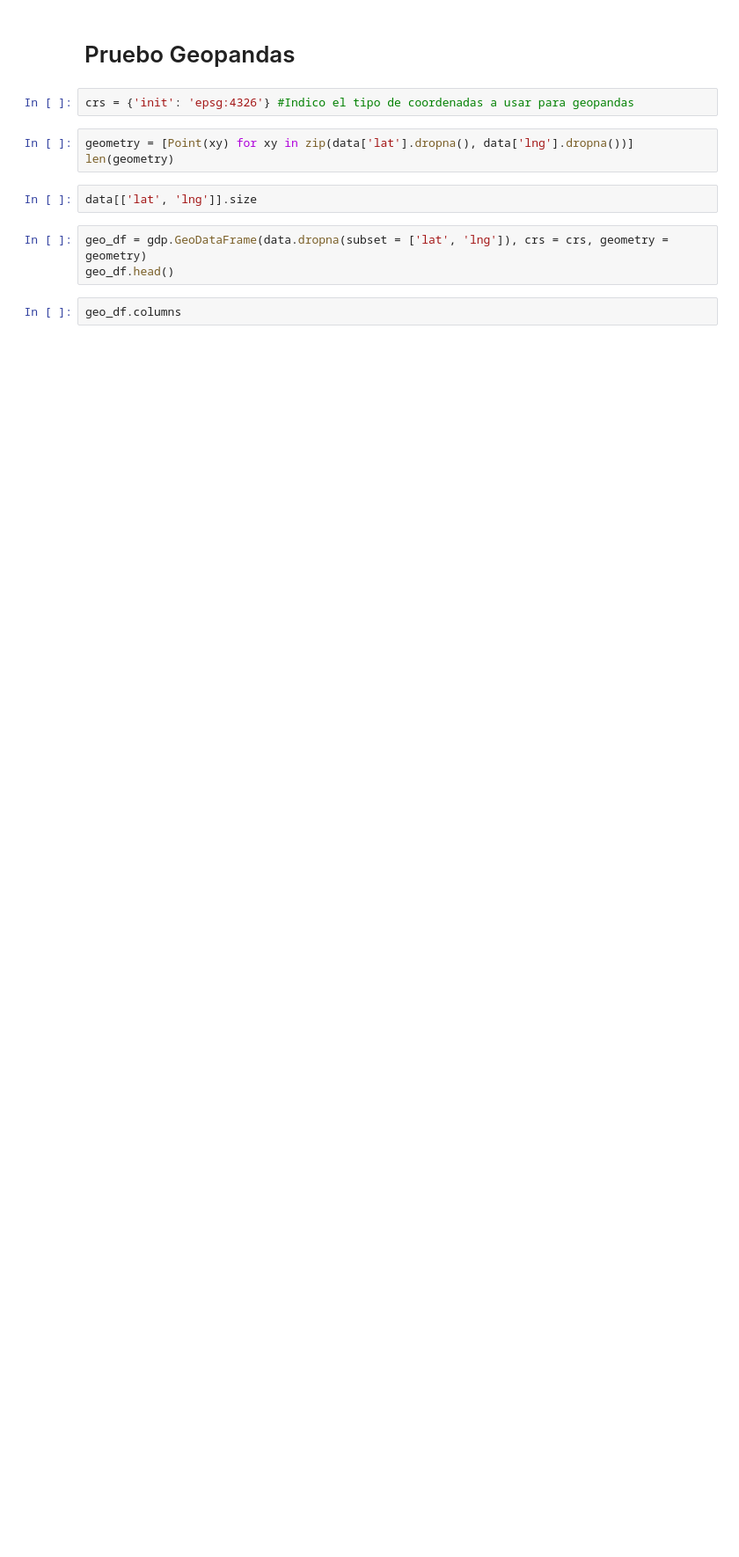
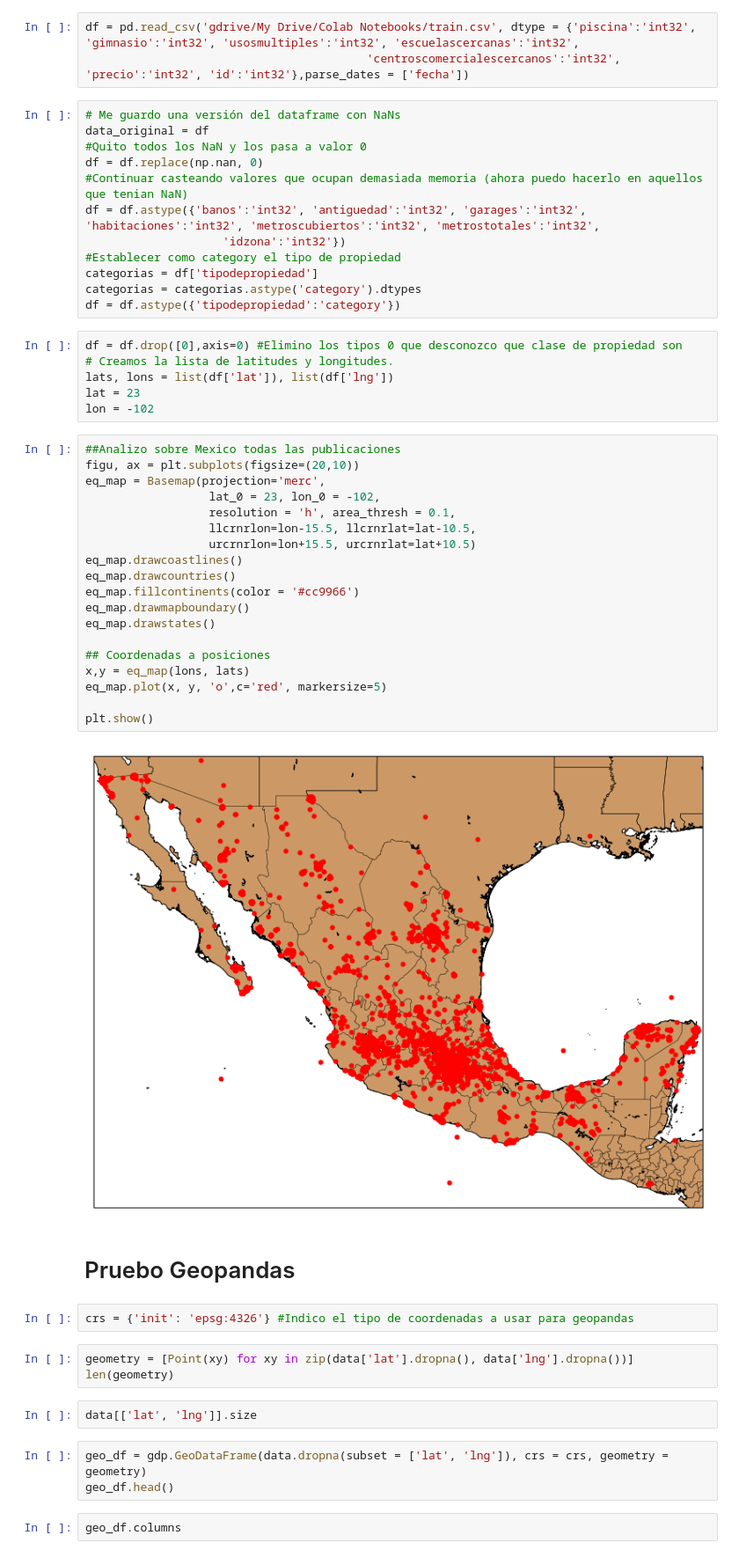
Before and after one commit to luctiz/Grupo43-TP1, a Jupyter notebook: Pruebas_Maps.ipynb, the cells around one changed output. Shown: that part at 88% size. Saved outputs shown, nothing was run; the diff lists cells and outputs as text; blank space fills up the shorter version.

```diff
--- a/Pruebas_Maps.ipynb
+++ b/Pruebas_Maps.ipynb
@@ -26,3 +42,45 @@ data.lng.nunique()
+# %%
+df = pd.read_csv('gdrive/My Drive/Colab Notebooks/train.csv', dtype = {'piscina':'int32', 'gimnasio':'int32', 'usosmultiples':'int32', 'escuelascercanas':'int32',
+                                         'centroscomercialescercanos':'int32', 'precio':'int32', 'id':'int32'},parse_dates = ['fecha'])
+# %%
+# Me guardo una versión del dataframe con NaNs
+data_original = df
+#Quito todos los NaN y los pasa a valor 0
+df = df.replace(np.nan, 0)
+#Continuar casteando valores que ocupan demasiada memoria (ahora puedo hacerlo en aquellos que tenian NaN)
+df = df.astype({'banos':'int32', 'antiguedad':'int32', 'garages':'int32', 'habitaciones':'int32', 'metroscubiertos':'int32', 'metrostotales':'int32',
+                    'idzona':'int32'})
+#Establecer como category el tipo de propiedad
+categorias = df['tipodepropiedad']
+categorias = categorias.astype('category').dtypes
+df = df.astype({'tipodepropiedad':'category'})
+# %%
+df = df.drop([0],axis=0) #Elimino los tipos 0 que desconozco que clase de propiedad son
+# Creamos la lista de latitudes y longitudes.
+lats, lons = list(df['lat']), list(df['lng'])
+lat = 23
+lon = -102
+# %%
+##Analizo sobre Mexico todas las publicaciones
+figu, ax = plt.subplots(figsize=(20,10))
+eq_map = Basemap(projection='merc',
+                  lat_0 = 23, lon_0 = -102,
+                  resolution = 'h', area_thresh = 0.1,
+                  llcrnrlon=lon-15.5, llcrnrlat=lat-10.5,
+                  urcrnrlon=lon+15.5, urcrnrlat=lat+10.5)
+eq_map.drawcoastlines()
+eq_map.drawcountries()
+eq_map.fillcontinents(color = '#cc9966')
+eq_map.drawmapboundary()
+eq_map.drawstates()
+
+## Coordenadas a posiciones
+x,y = eq_map(lons, lats)
+eq_map.plot(x, y, 'o',c='red', markersize=5)
+
+plt.show()
+# %% [output]
+[figure, added]
 # %% [markdown]
 # Pruebo Geopandas
 # %%
```
Also changed, not shown: parts of 11 cells of this notebook.
